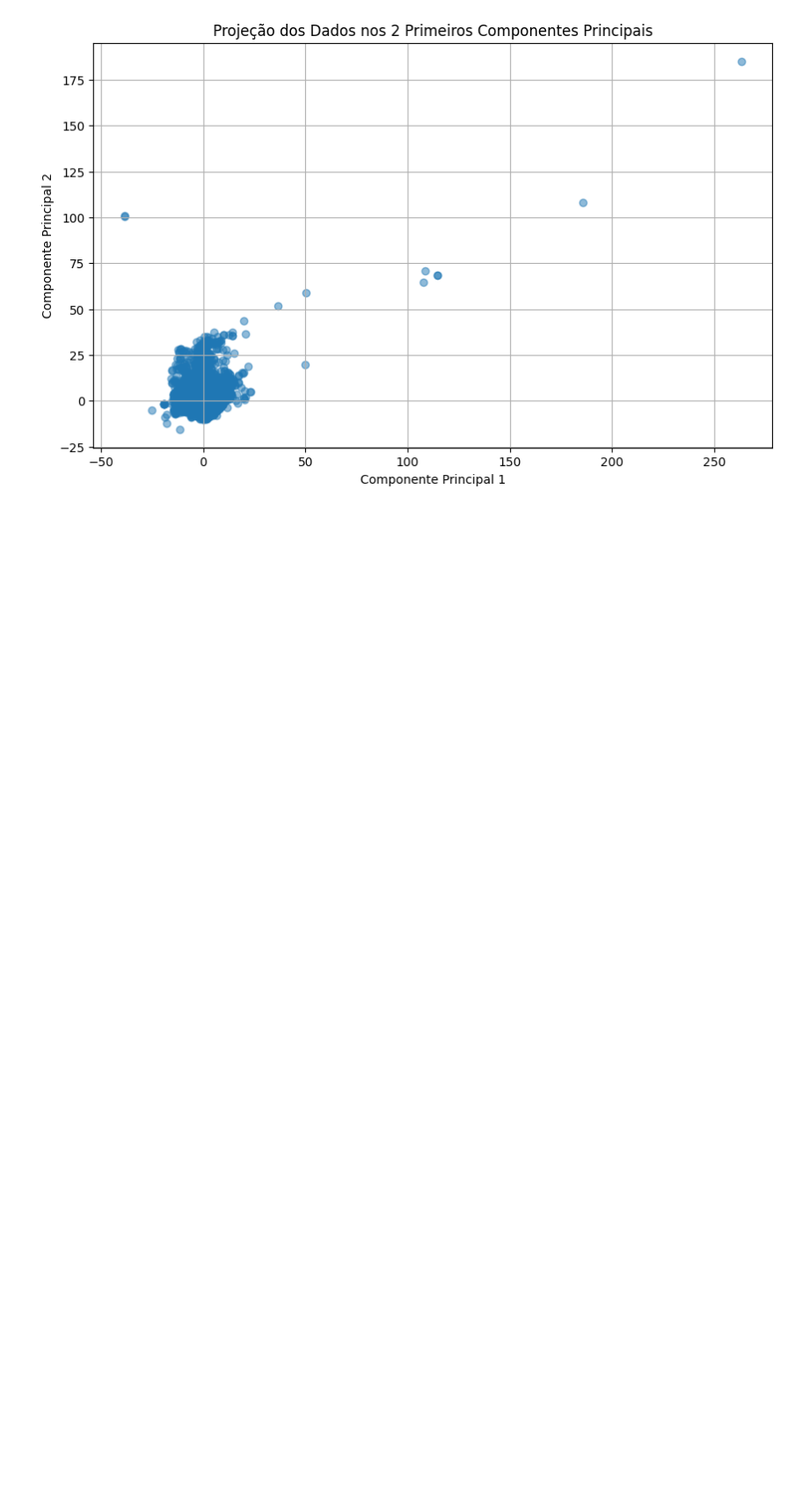
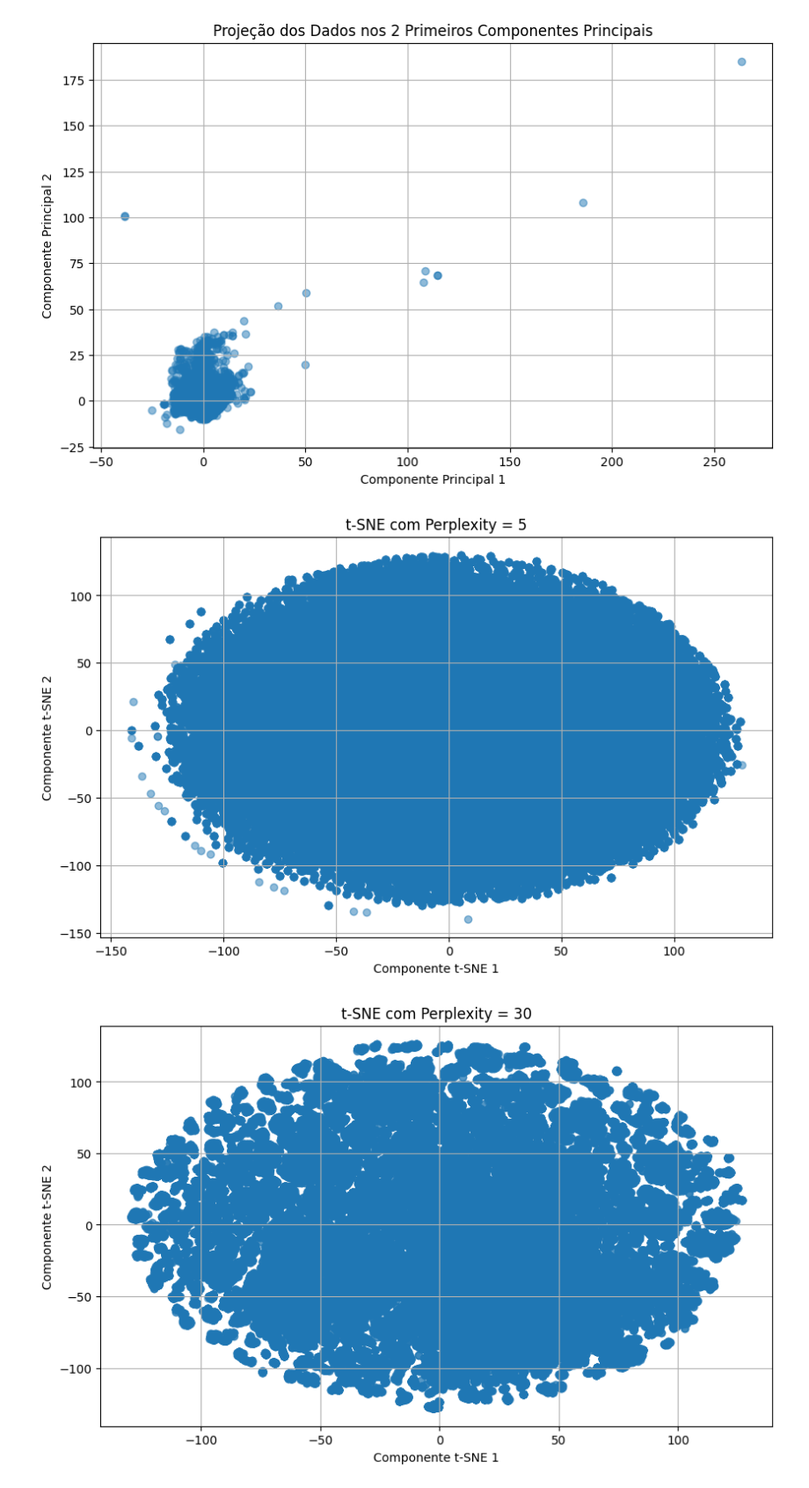
Before and after one commit to ezschneider/vrm-lstm, a Jupyter notebook: notebooks/pca.ipynb, the cells around one changed output. Shown at 88% size. Saved outputs shown, nothing was run; the diff lists cells and outputs as text; code cells hidden in the pictures; blank space fills up the shorter version.

Commit message:
ad tsne algorithm

```diff
--- a/notebooks/pca.ipynb
+++ b/notebooks/pca.ipynb
@@ -102,3 +103,22 @@ plt.grid(True)
 plt.show()
 # %% [output]
 [figure]
+# %%
+# Aplicar o t-SNE com diferentes valores de perplexity
+perplexity_values = [5, 30, 50]  # Testar diferentes valores
+
+for perplexity in perplexity_values:
+    tsne = TSNE(n_components=2, perplexity=perplexity, random_state=42)
+    X_tsne = tsne.fit_transform(X_normalized)  # X_normalized são os dados normalizados
+
+    # Plotar os resultados
+    plt.figure(figsize=(10, 6))
+    plt.scatter(X_tsne[:, 0], X_tsne[:, 1], alpha=0.5)
+    plt.title(f't-SNE com Perplexity = {perplexity}')
+    plt.xlabel('Componente t-SNE 1')
+    plt.ylabel('Componente t-SNE 2')
+    plt.grid(True)
+    plt.show()
+# %% [output]
+[figure, added]
+[figure, added]
```
Also changed, not shown: parts of 2 cells of this notebook.
